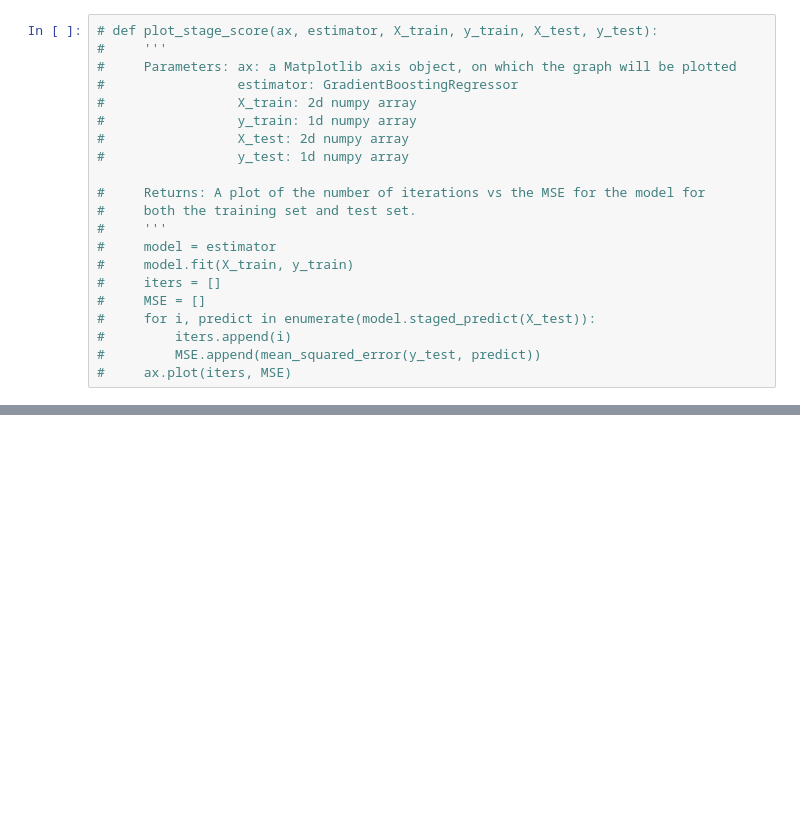
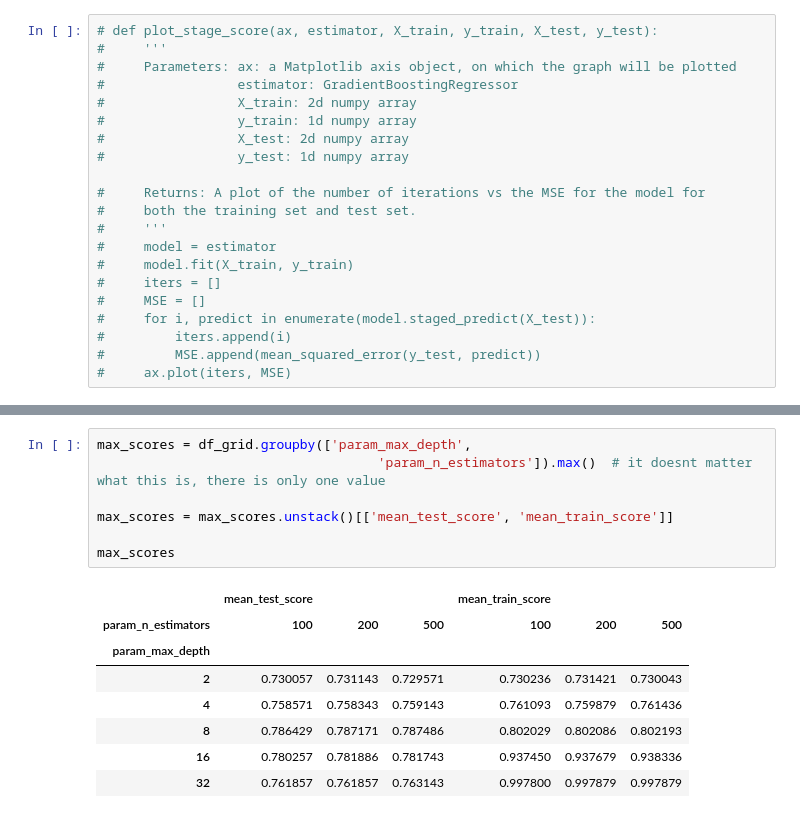
Before and after one commit to daniellkennett/churn_case_study, a Jupyter notebook: src/Daniel.ipynb, the cells around one changed output, grey strips where cells are left out. Cells and saved outputs as stored; diff of their text form; blank space fills up the shorter version.

```diff
--- a/src/Daniel.ipynb
+++ b/src/Daniel.ipynb
@@ -100,0 +199,16 @@ dtype: object
+# %%
+max_scores = df_grid.groupby(['param_max_depth',
+                                    'param_n_estimators']).max()  # it doesnt matter what this is, there is only one value
+
+max_scores = max_scores.unstack()[['mean_test_score', 'mean_train_score']]
+
+max_scores
+# %% [output]
+|  | mean_test_score |  |  | mean_train_score |  |  |
+| param_n_estimators | 100 | 200 | 500 | 100 | 200 | 500 |
+| param_max_depth |  |  |  |  |  |  |
+| 2 | 0.730057 | 0.731143 | 0.729571 | 0.730236 | 0.731421 | 0.730043 |
+| 4 | 0.758571 | 0.758343 | 0.759143 | 0.761093 | 0.759879 | 0.761436 |
+| 8 | 0.786429 | 0.787171 | 0.787486 | 0.802029 | 0.802086 | 0.802193 |
+| 16 | 0.780257 | 0.781886 | 0.781743 | 0.937450 | 0.937679 | 0.938336 |
+| 32 | 0.761857 | 0.761857 | 0.763143 | 0.997800 | 0.997879 | 0.997879 |
```
Also changed, not shown: parts of 11 cells of this notebook.
